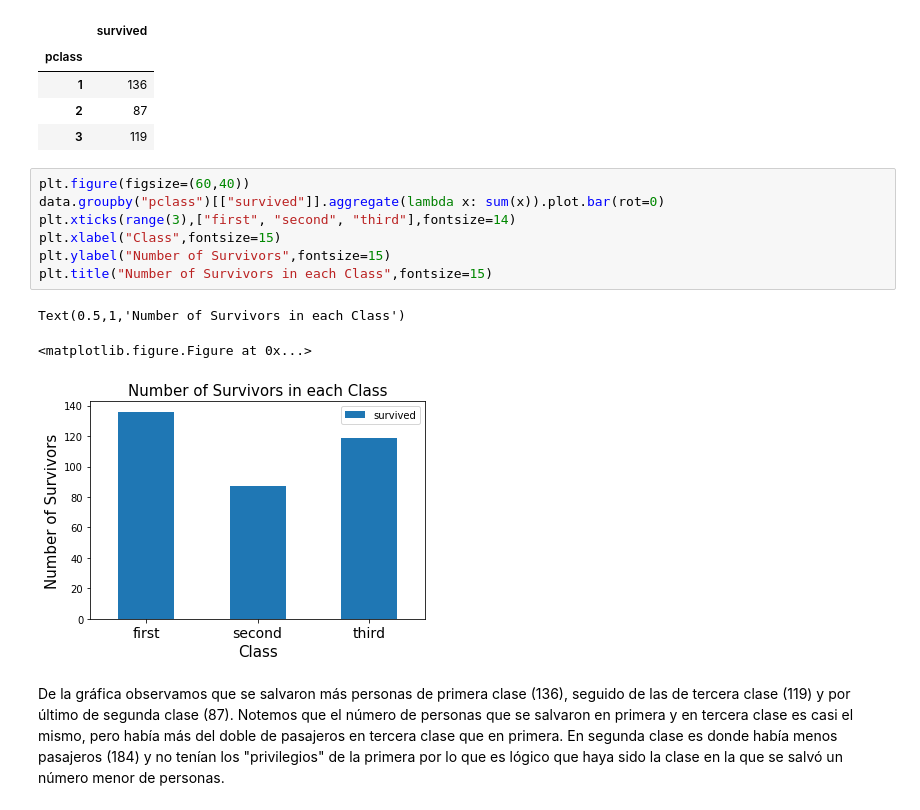
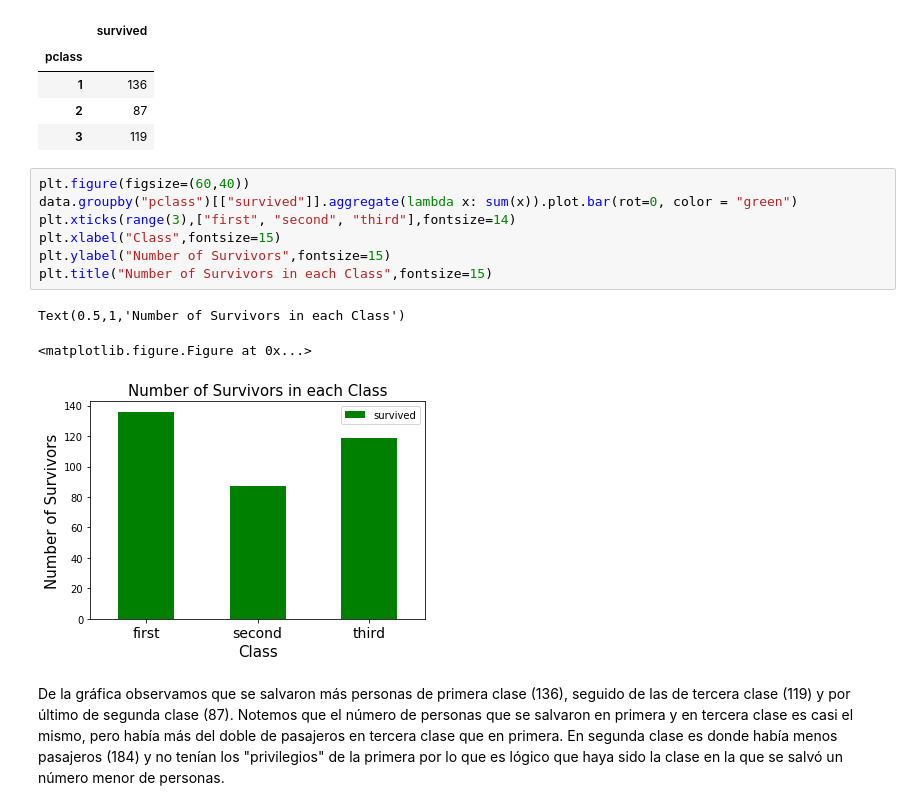
Before and after one commit to EugenioLey/DS-Serchenio, a Jupyter notebook: TitanicS.ipynb, the cells around one changed output. Cells and saved outputs as stored; diff of their text form.

```diff
--- a/TitanicS.ipynb
+++ b/TitanicS.ipynb
@@ -104,15 +106,15 @@ data.groupby("pclass")[["survived"]].aggregate(lambda x: sum(x))
 | 3 | 119 |
 # %%
 plt.figure(figsize=(60,40))
-data.groupby("pclass")[["survived"]].aggregate(lambda x: sum(x)).plot.bar(rot=0)
+data.groupby("pclass")[["survived"]].aggregate(lambda x: sum(x)).plot.bar(rot=0, color = "green")
 plt.xticks(range(3),["first", "second", "third"],fontsize=14)
 plt.xlabel("Class",fontsize=15)
 plt.ylabel("Number of Survivors",fontsize=15)
 plt.title("Number of Survivors in each Class",fontsize=15)
 # %% [output]
 Text(0.5,1,'Number of Survivors in each Class')
 <matplotlib.figure.Figure at 0x...>
-[figure, old version]
+[figure, new version]
 # %% [markdown]
 De la gráfica observamos que se salvaron más personas de primera clase (136), seguido de las de tercera clase (119) y por último de segunda clase (87). Notemos que el número de personas que se salvaron en primera y en tercera clase es casi el mismo, pero había más del doble de pasajeros en tercera clase que en primera. En segunda clase es donde había menos pasajeros (184) y no tenían los "privilegios" de la primera por lo que es lógico que haya sido la clase en la que se salvó un número menor de personas.
 # %% [markdown]
```
Also changed, not shown: parts of 5 cells of this notebook.
